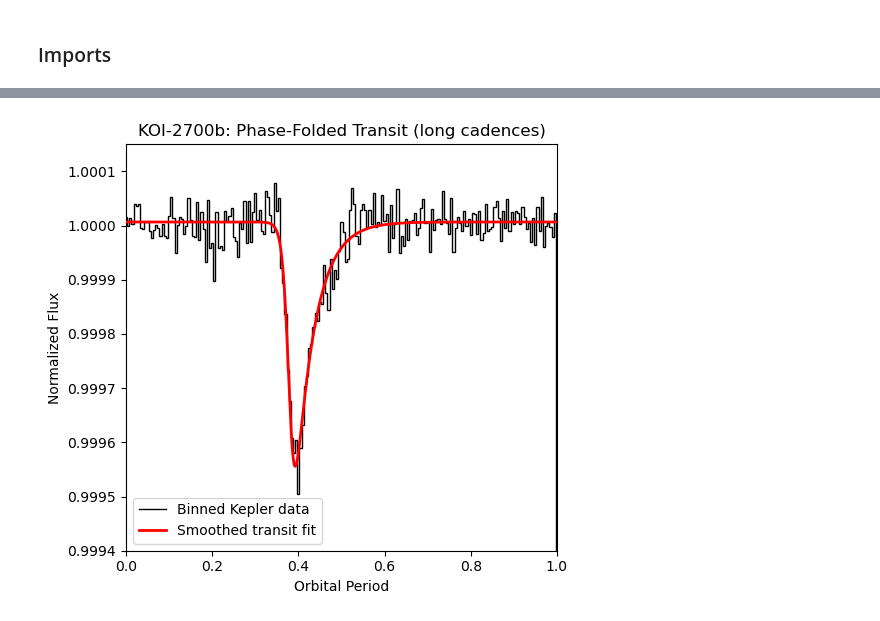
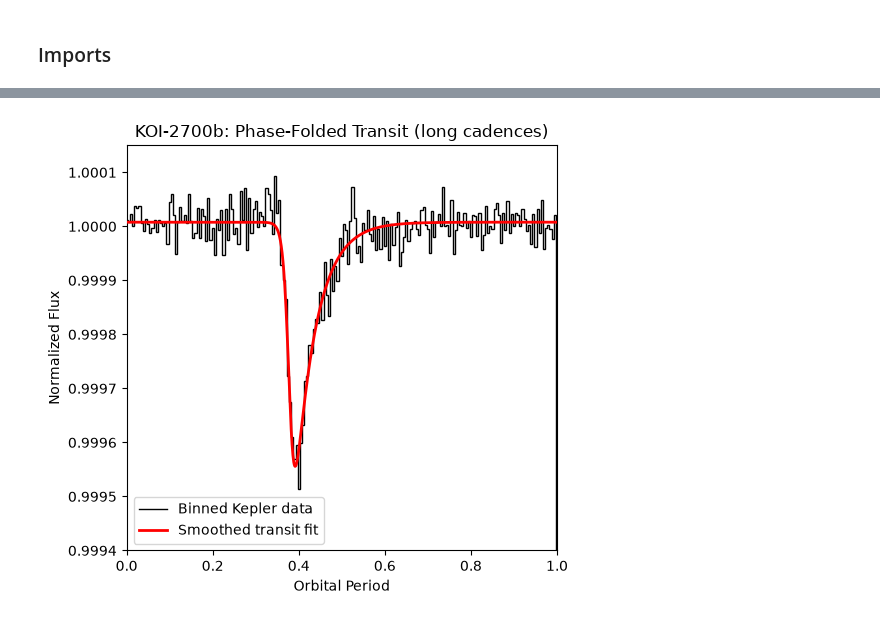
Before and after one commit to psi-dirac/psi-planet-disintegration, a Jupyter notebook: KOI2700b/KOI2700b_Presentation.ipynb, the cells around one changed output, grey strips where cells are left out. Saved outputs shown, nothing was run; the diff lists cells and outputs as text; code cells hidden in the pictures.

```diff
--- a/KOI2700b/KOI2700b_Presentation.ipynb
+++ b/KOI2700b/KOI2700b_Presentation.ipynb
@@ -46,7 +46,7 @@ for lc in lc_all:
     processed_lcs.append(flat_lc)
 
 # Combine the processed quarters
-combined_lc = lk.LightCurveCollection(processed_lcs).stitch().remove_outliers(sigma=3.0)
+combined_lc = lk.LightCurveCollection(processed_lcs).stitch().remove_outliers(sigma=5.0)
 
 # Fold on the planet's orbital period
 folded = combined_lc.fold(
@@ -217,34 +217,34 @@ ax.stairs(
 )
 
 # Add the fitted curve
-x_fit = np.linspace(0, 1, 1000)
-y_fit = transit_model(x_fit, *popt)
+x_fit_long = np.linspace(0, 1, 1000)
+y_fit_long = transit_model(x_fit, *popt)
 
 ax.plot(
-    x_fit, y_fit,
+    x_fit_long, y_fit_long,
     color="red",
     linewidth=2,
     label="Smoothed transit fit",
     zorder=3
 )
 
 # Format the figure
 ax.set_xlim(0, 1)
 ax.ticklabel_format(
     axis='y',
     style='plain',
     useOffset=False
 )
 ax.set_ylim(0.9994, 1.00015)
 
 ax.set_xlabel("Orbital Period")
 ax.set_ylabel("Normalized Flux")
 ax.set_title("KOI-2700b: Phase-Folded Transit (long cadences)")
 
 ax.legend()
 ax.grid(False)
 
 fig.tight_layout()
 plt.show()
 # %% [output]
-[figure, old version]
+[figure, new version]
```
Also changed, not shown: parts of 10 cells of this notebook.
